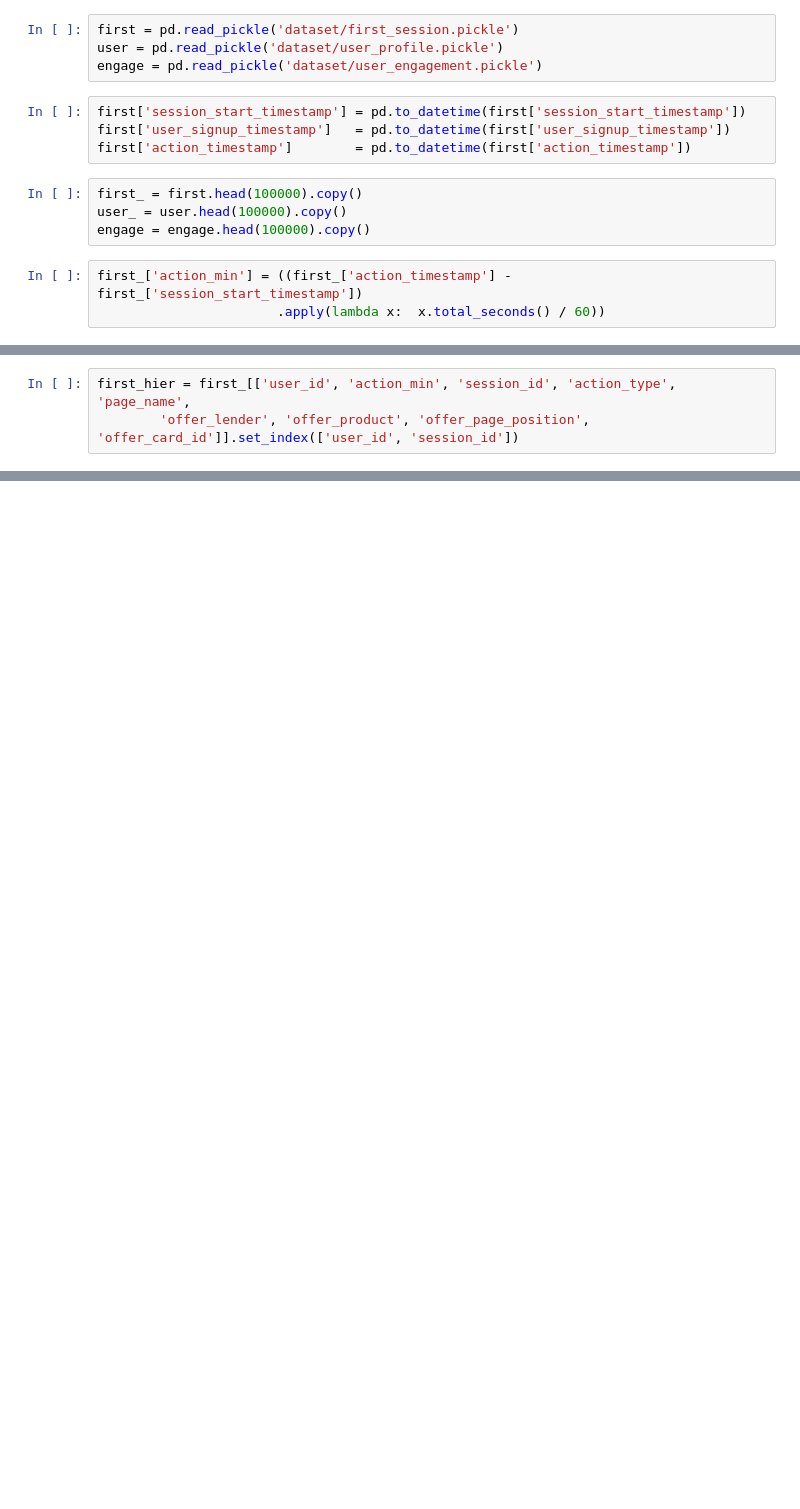
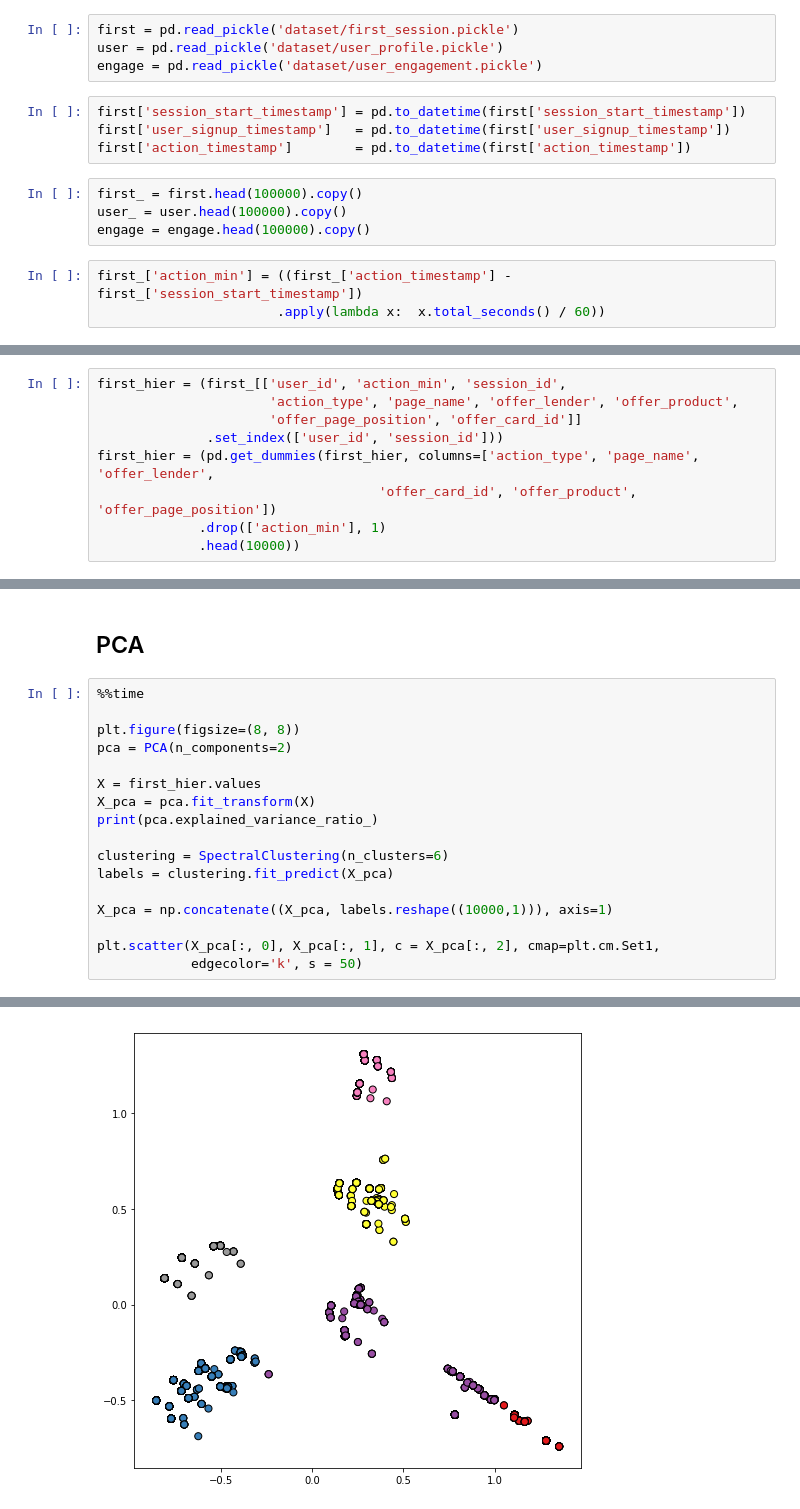
Before and after one commit to milesaturpin/datathon2018, a Jupyter notebook: miles-eda.ipynb, the cells around one changed output, grey strips where cells are left out. Saved outputs shown, nothing was run; the diff lists cells and outputs as text; blank space fills up the shorter version.

```diff
--- a/miles-eda.ipynb
+++ b/miles-eda.ipynb
@@ -43,3 +38,9 @@ user_
 # %%
-first_hier = first_[['user_id', 'action_min', 'session_id', 'action_type', 'page_name',
-        'offer_lender', 'offer_product', 'offer_page_position', 'offer_card_id']].set_index(['user_id', 'session_id'])
+first_hier = (first_[['user_id', 'action_min', 'session_id',
+                      'action_type', 'page_name', 'offer_lender', 'offer_product',
+                      'offer_page_position', 'offer_card_id']]
+              .set_index(['user_id', 'session_id']))
+first_hier = (pd.get_dummies(first_hier, columns=['action_type', 'page_name', 'offer_lender',
+                                    'offer_card_id', 'offer_product', 'offer_page_position'])
+             .drop(['action_min'], 1)
+             .head(10000))
@@ -80,0 +67,20 @@ Index(['action_min', 'action_type', 'page_name', 'offer_lender',
+# %% [markdown]
+## PCA
+# %%
+%%time
+
+plt.figure(figsize=(8, 8))
+pca = PCA(n_components=2)
+
+X = first_hier.values
+X_pca = pca.fit_transform(X)
+print(pca.explained_variance_ratio_)
+
+clustering = SpectralClustering(n_clusters=6)
+labels = clustering.fit_predict(X_pca)
+
+X_pca = np.concatenate((X_pca, labels.reshape((10000,1))), axis=1)
+
+plt.scatter(X_pca[:, 0], X_pca[:, 1], c = X_pca[:, 2], cmap=plt.cm.Set1,
+            edgecolor='k', s = 50)
+# %% [output]
@@ -80,0 +90 @@ Index(['action_min', 'action_type', 'page_name', 'offer_lender',
+[figure, added]
```
Also changed, not shown: parts of 15 cells of this notebook.
